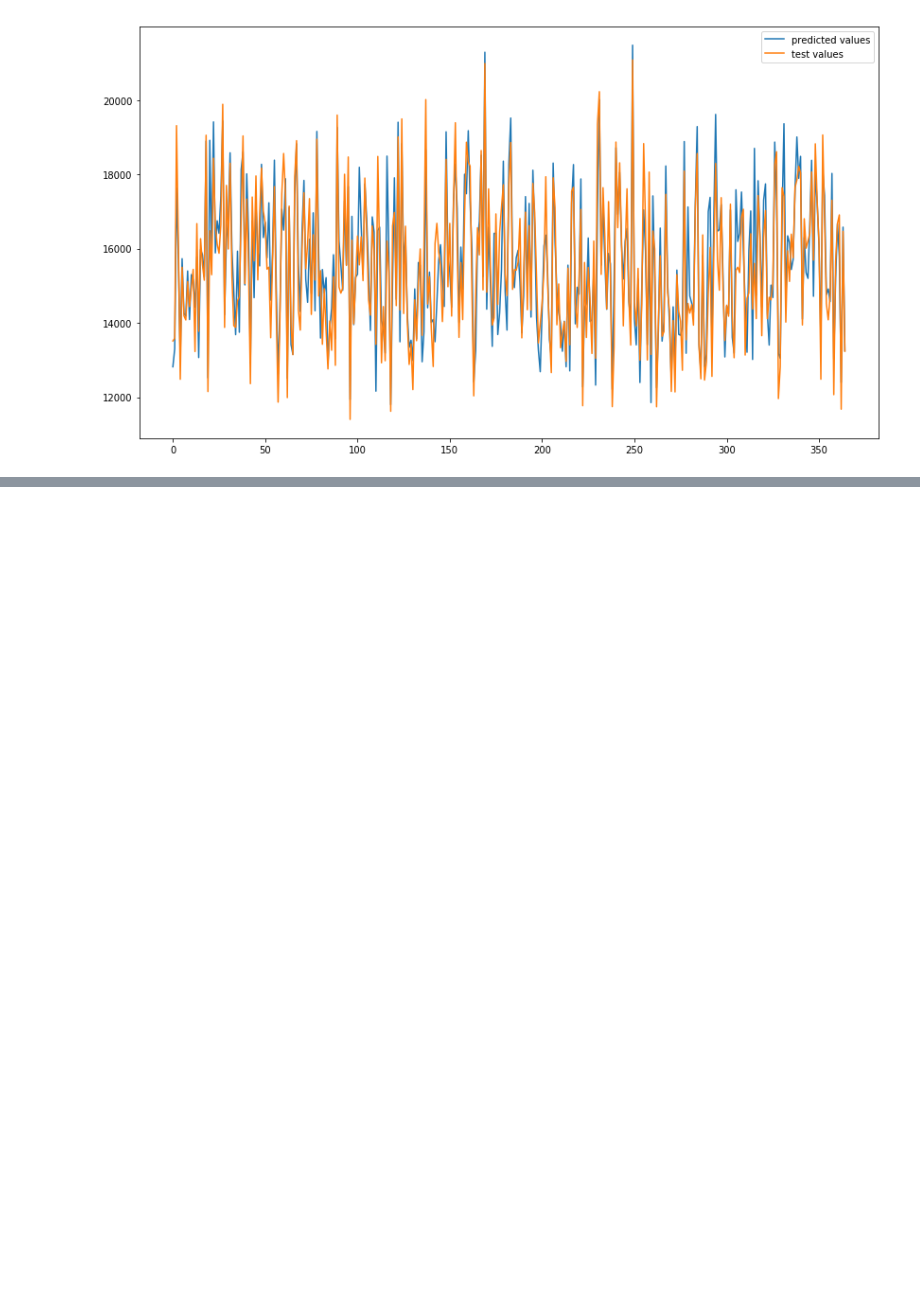
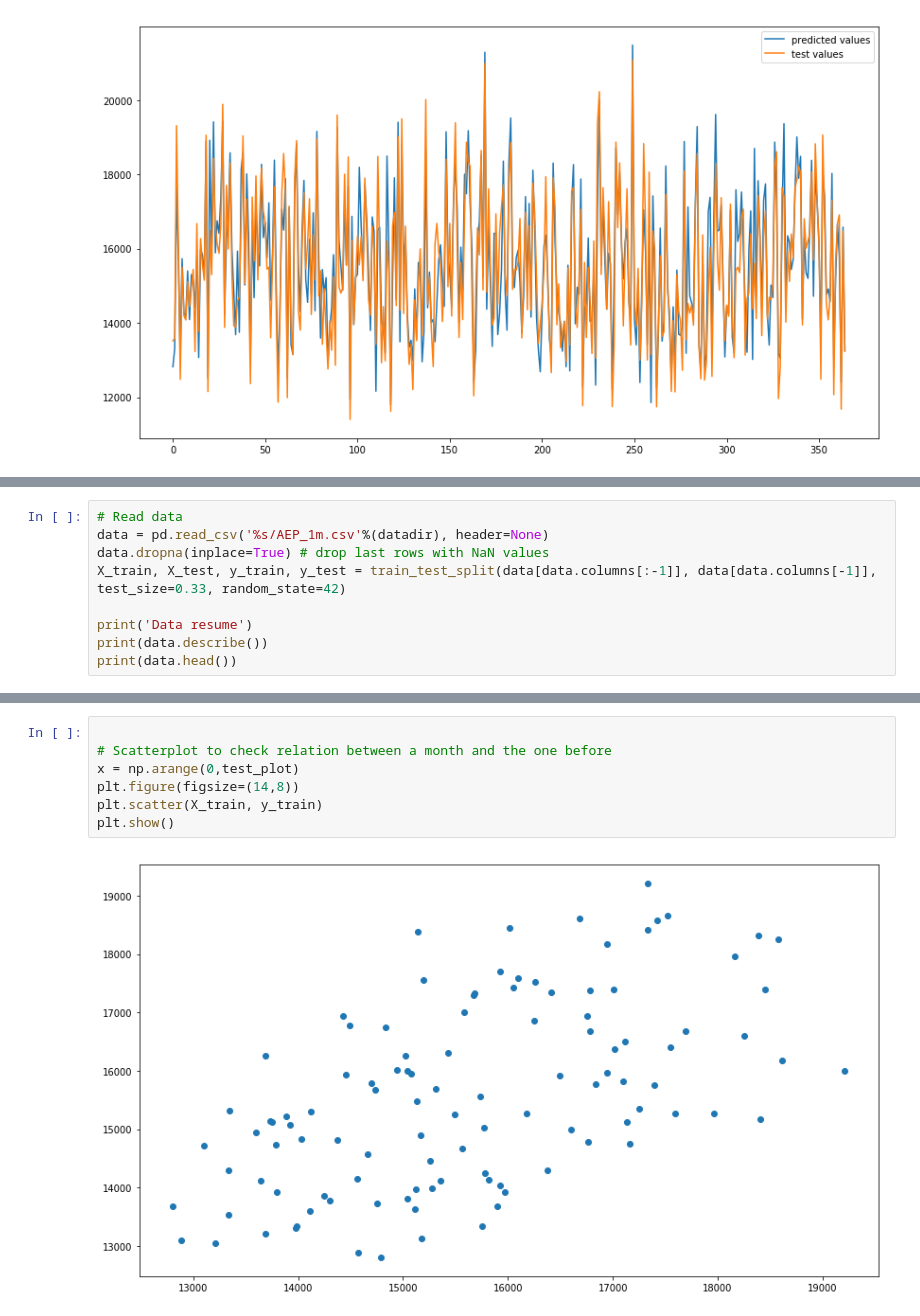
Before and after one commit to sgm1191/energy_consumption, a Jupyter notebook: ML_models.ipynb, the cells around one changed output, grey strips where cells are left out. Cells and saved outputs as stored; diff of their text form; blank space fills up the shorter version.

```diff
--- a/ML_models.ipynb
+++ b/ML_models.ipynb
@@ -375,0 +381,9 @@ R2 score on the test set =  0.7662025469190099
+# %%
+# Read data
+data = pd.read_csv('%s/AEP_1m.csv'%(datadir), header=None)
+data.dropna(inplace=True) # drop last rows with NaN values
+X_train, X_test, y_train, y_test = train_test_split(data[data.columns[:-1]], data[data.columns[-1]], test_size=0.33, random_state=42)
+
+print('Data resume')
+print(data.describe())
+print(data.head())
@@ -375,0 +407,9 @@ R2 score on the test set =  0.7662025469190099
+# %%
+
+# Scatterplot to check relation between a month and the one before
+x = np.arange(0,test_plot)
+plt.figure(figsize=(14,8))
+plt.scatter(X_train, y_train)
+plt.show()
+# %% [output]
+[figure, added]
```
Also changed, not shown: parts of 20 cells of this notebook, 1 other file.
